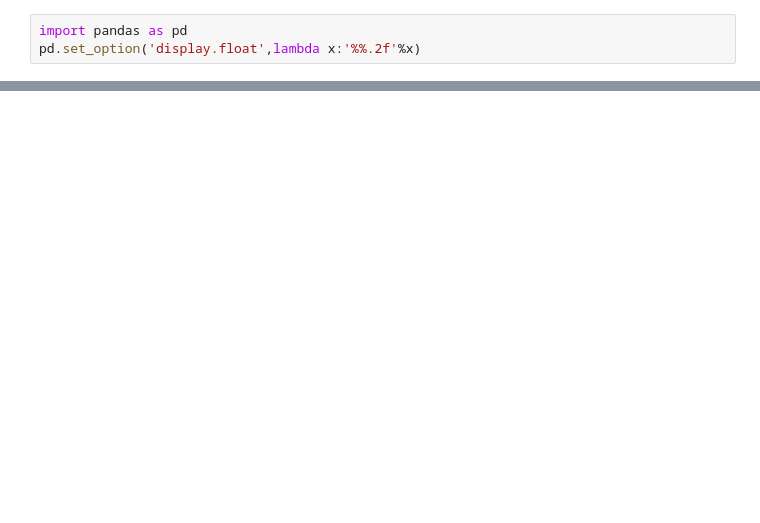
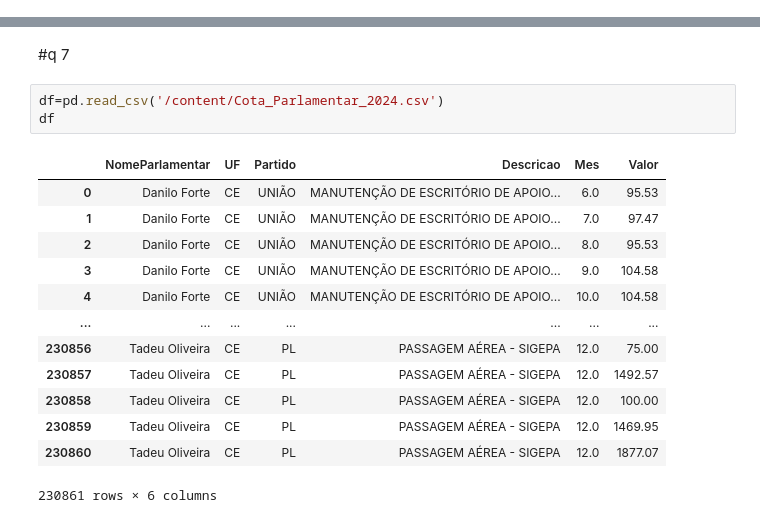
Before and after one commit to silvia-dev-prog/ai-agents-for-beginners, a Jupyter notebook: silviamoraes.ipynb, the cells around one changed output, grey strips where cells are left out. Drawn from its saved outputs; the diff is of its cells as text; blank space fills up the shorter version.

```diff
--- a/silviamoraes.ipynb
+++ b/silviamoraes.ipynb
@@ -70,3 +2,0 @@ Geração dos DataFrames da BI Solutions
-# %%
-import pandas as pd
-pd.set_option('display.float',lambda x:'%%.2f'%x)
@@ -353,0 +70,19 @@ ParseException:
+# %% [markdown]
+#q 7
+# %%
+df=pd.read_csv('/content/Cota_Parlamentar_2024.csv')
+df
+# %% [output]
+|  | NomeParlamentar | UF | Partido | Descricao | Mes | Valor |
+| 0 | Danilo Forte | CE | UNIÃO | MANUTENÇÃO DE ESCRITÓRIO DE APOIO... | 6.0 | 95.53 |
+| 1 | Danilo Forte | CE | UNIÃO | MANUTENÇÃO DE ESCRITÓRIO DE APOIO... | 7.0 | 97.47 |
+| 2 | Danilo Forte | CE | UNIÃO | MANUTENÇÃO DE ESCRITÓRIO DE APOIO... | 8.0 | 95.53 |
+| 3 | Danilo Forte | CE | UNIÃO | MANUTENÇÃO DE ESCRITÓRIO DE APOIO... | 9.0 | 104.58 |
+| 4 | Danilo Forte | CE | UNIÃO | MANUTENÇÃO DE ESCRITÓRIO DE APOIO... | 10.0 | 104.58 |
+| ... | ... | ... | ... | ... | ... | ... |
+| 230856 | Tadeu Oliveira | CE | PL | PASSAGEM AÉREA - SIGEPA | 12.0 | 75.00 |
+| 230857 | Tadeu Oliveira | CE | PL | PASSAGEM AÉREA - SIGEPA | 12.0 | 1492.57 |
+| 230858 | Tadeu Oliveira | CE | PL | PASSAGEM AÉREA - SIGEPA | 12.0 | 100.00 |
+| 230859 | Tadeu Oliveira | CE | PL | PASSAGEM AÉREA - SIGEPA | 12.0 | 1469.95 |
+| 230860 | Tadeu Oliveira | CE | PL | PASSAGEM AÉREA - SIGEPA | 12.0 | 1877.07 |
+230861 rows × 6 columns
```
Also changed, not shown: parts of 55 cells of this notebook.
